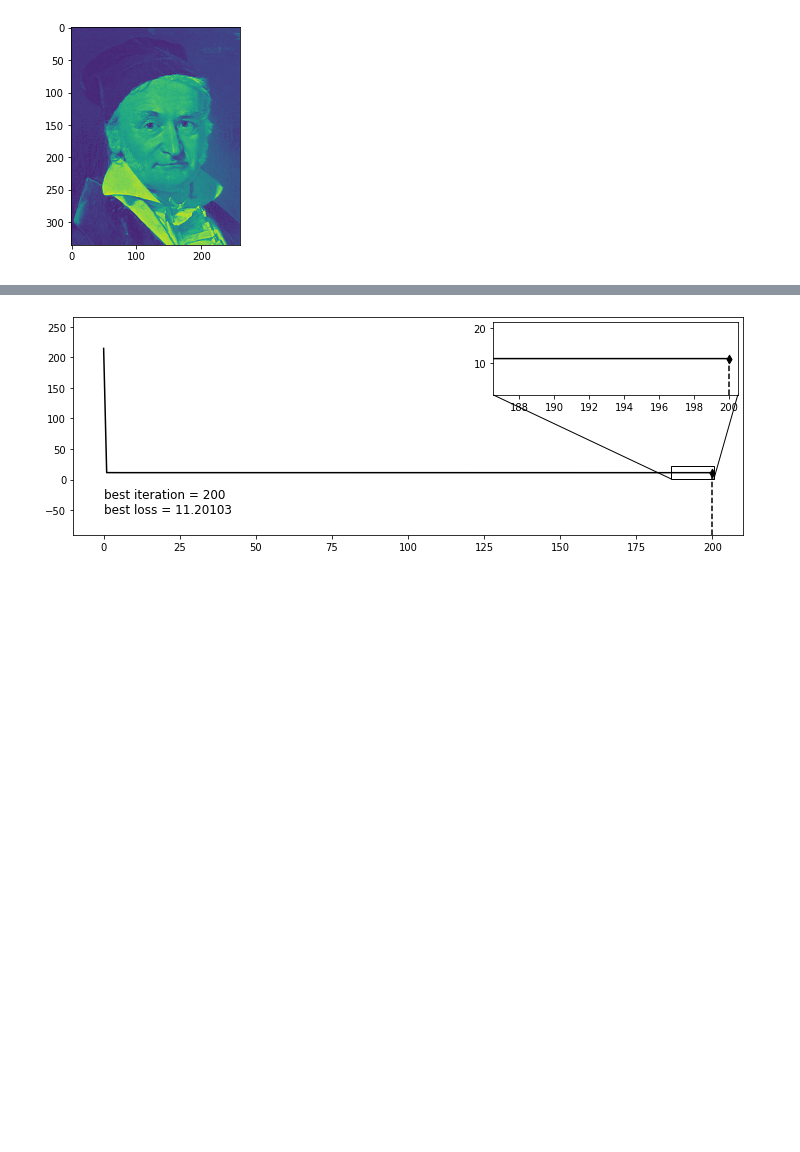
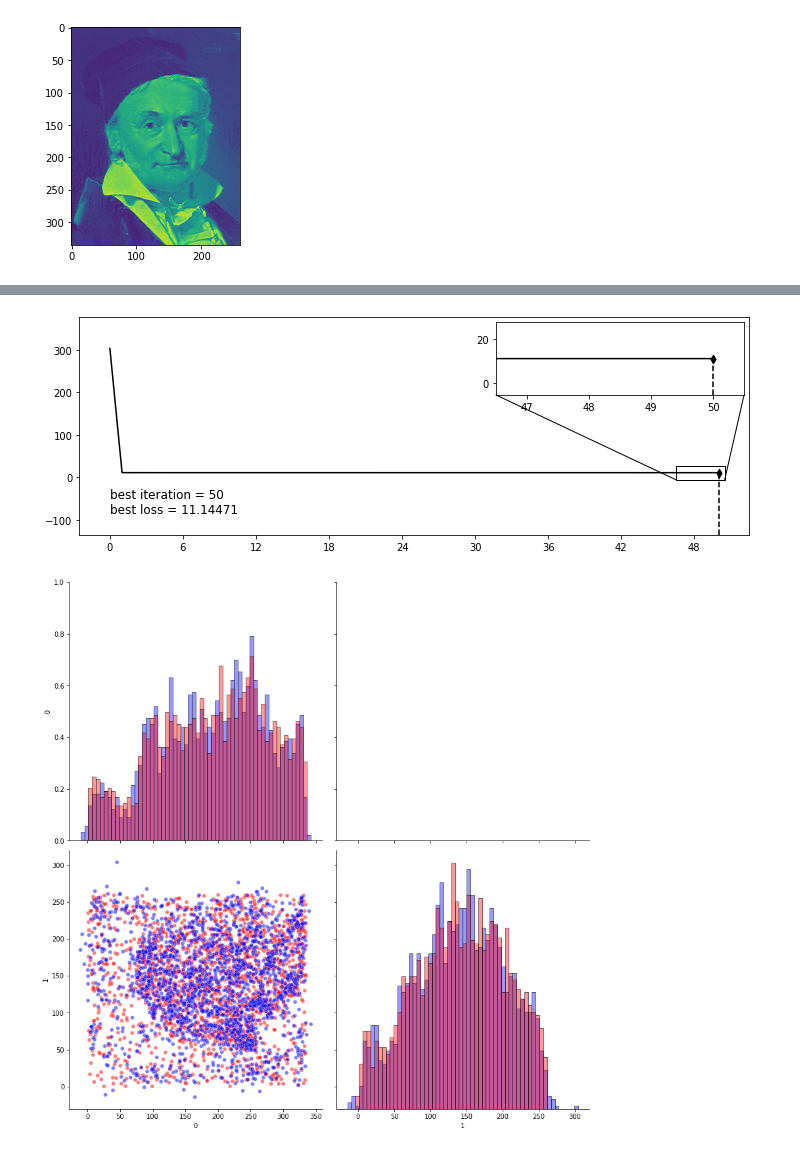
Before and after one commit to ElouanARGOUARCH/Discretely-Indexed-Flows, a Jupyter notebook: experiments/Figures/gauss/gauss_image.ipynb, the cells around one changed output, grey strips where cells are left out. Cells and saved outputs as stored; diff of their text form; code cells hidden in the pictures; blank space fills up the shorter version.

```diff
--- a/experiments/Figures/gauss/gauss_image.ipynb
+++ b/experiments/Figures/gauss/gauss_image.ipynb
@@ -33,7 +33,7 @@ plt.imshow(grey)
 vector_density = grey.flatten()
 vector_density = vector_density/torch.sum(vector_density)
 lignes, colonnes = grey.shape
-num_samples = 200000
+num_samples = 2000
 cat = torch.distributions.Categorical(probs = vector_density)
 categorical_samples = cat.sample([num_samples])
 target_samples = torch.cat([(categorical_samples//colonnes).unsqueeze(-1), (categorical_samples%colonnes).unsqueeze(-1)], dim = -1) + torch.rand([num_samples,2])
@@ -59,13 +59,14 @@ sns.histplot(data, x='x', y='y', bins = (200,200))
 # %%
 num_samples = target_samples.shape[0]
 linspace_x = 7
 linspace_y = 7
 K = linspace_x*linspace_y
 initial_m = torch.cartesian_prod(torch.linspace(0, lignes,linspace_x),torch.linspace(0, colonnes, linspace_y))
-initial_L = torch.eye(2).unsqueeze(0).repeat(K, 1, 1)
-initial_T = LocationScaleFlow(K, 2, initial_m = initial_m,initial_log_s= initial_L, mode = 'full_rank')
-EM = EMDensityEstimator(target_samples,K, initial_T = initial_T)
-epochs = 200
+EM = EMDensityEstimator(target_samples,K)
+EM.mu = initial_m
+epochs = 50
 loss_values = EM.train(epochs,visual=True)
+EM.model_visual()
 # %% [output]
-[figure, old version]
+[figure, new version]
+[figure, added]
```
Also changed, not shown: parts of 7 cells of this notebook, 8 other files.
